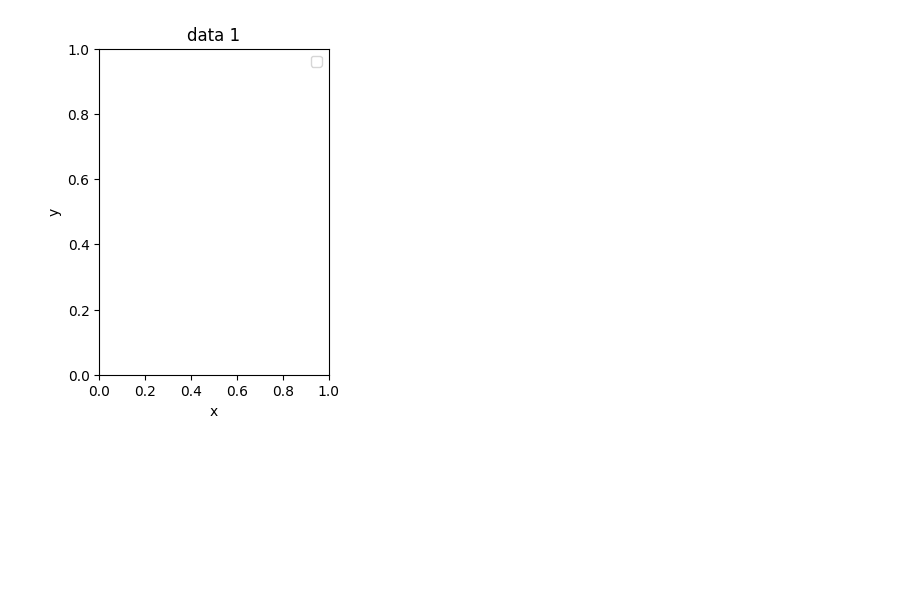
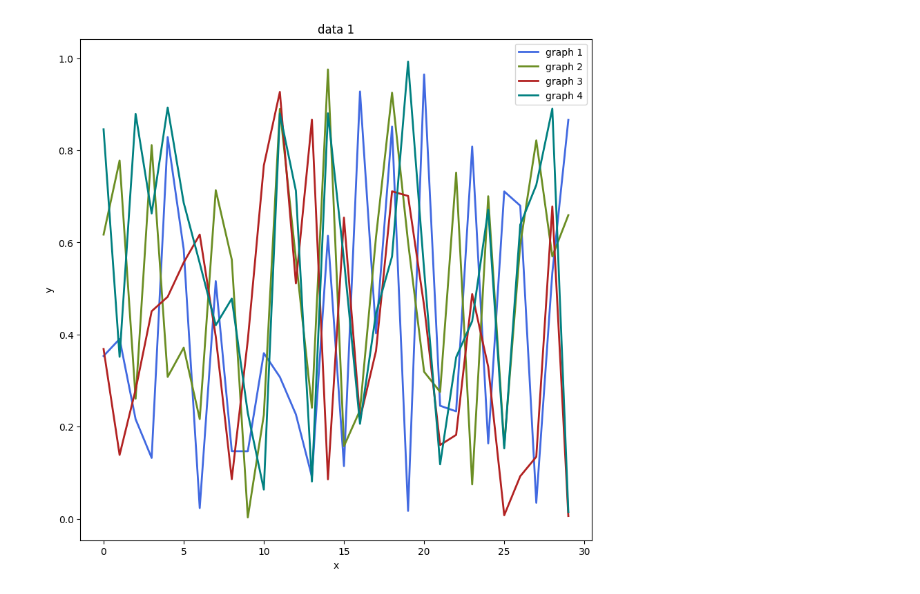
Before and after one commit to STnvc7/lazyplot, a Jupyter notebook: example.ipynb, the cells around one changed output. Saved outputs shown, nothing was run; the diff lists cells and outputs as text; code cells hidden in the pictures; blank space fills up the shorter version.

```diff
--- a/example.ipynb
+++ b/example.ipynb
@@ -5,8 +5,7 @@ import lazyplot
 # %%
-x1 = np.random.rand(30)
-x2 = np.random.rand(2, 30)
-
-fig = lazyplot.lazy_plot(x2)
-fig.show()
+%matplotlib inline
+x1 = np.random.rand(200)
+x2 = np.random.rand(4, 30)
+lazyplot.lazy_plot(x2, out_path=None, user_config={"plot_type_2d": "plot"})
 # %% [output]
-[figure, old version]
+[figure, new version]
```
Also changed, not shown: parts of 1 cell of this notebook, 2 other files.
